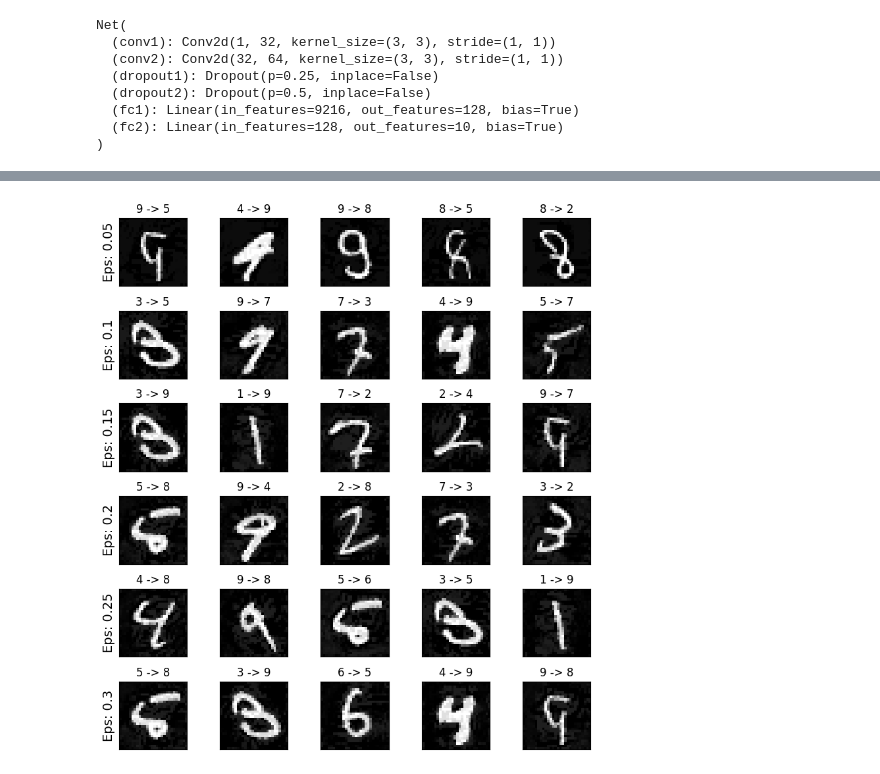
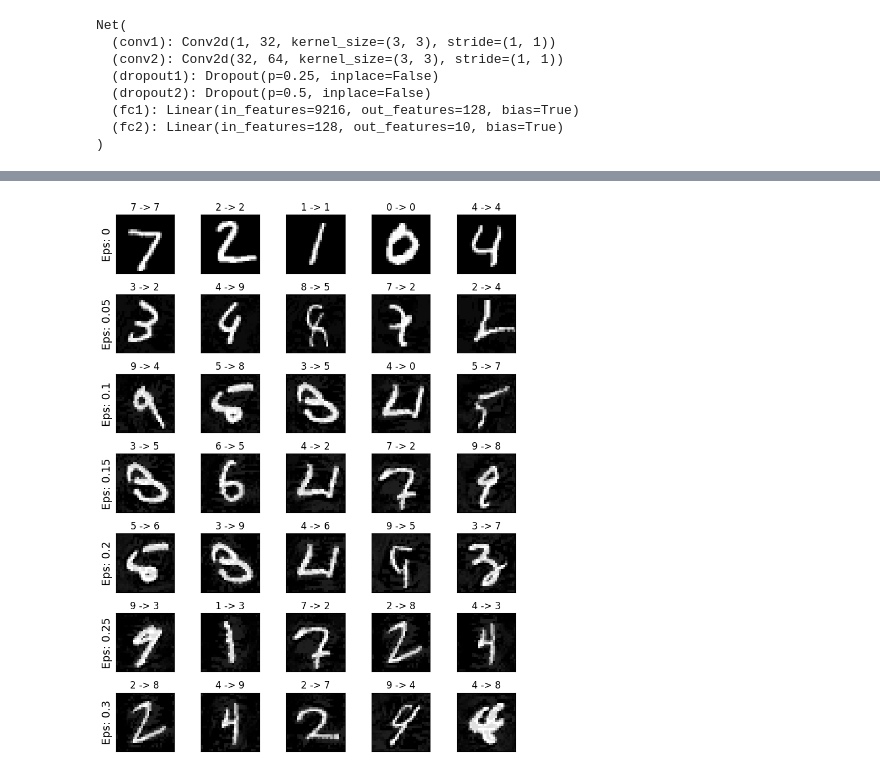
Before and after one commit to d2n0s4ur/targeted-PGD, a Jupyter notebook: code/targeted_pgd.ipynb, the cells around one changed output, grey strips where cells are left out. Saved outputs shown, nothing was run; the diff lists cells and outputs as text; code cells hidden in the pictures.

```diff
--- a/code/targeted_pgd.ipynb
+++ b/code/targeted_pgd.ipynb
@@ -61,7 +61,6 @@ test_loader = torch.utils.data.DataLoader(
             transforms.Normalize((0.1307,), (0.3081,)),
             ])),
         batch_size=1, shuffle=False)
-test_loader = list(test_loader)[:1000]
 
 # Define what device we are using
 print("CUDA Available: ",torch.cuda.is_available())
@@ -239,20 +251,19 @@ plt.show()
 # %%
 # Plot several examples of adversarial samples at each epsilon
 cnt = 0
 plt.figure(figsize=(8,10))
 for i in range(len(epsilons)):
     for j in range(len(examples[i])):
         cnt += 1
-        # print (len(examples[1]))
-        plt.subplot(len(epsilons),len(examples[1]),cnt)
+        plt.subplot(len(epsilons),len(examples[0]),cnt)
         plt.xticks([], [])
         plt.yticks([], [])
         if j == 0:
             plt.ylabel(f"Eps: {epsilons[i]}", fontsize=14)
-        orig,adv,ex = examples[i][j]
+        orig,adv,ex,t = examples[i][j]
         plt.title(f"{orig} -> {adv}")
         plt.imshow(ex, cmap="gray")
 plt.tight_layout()
 plt.show()
 # %% [output]
-[figure, old version]
+[figure, new version]
```
Also changed, not shown: parts of 3 cells of this notebook.
